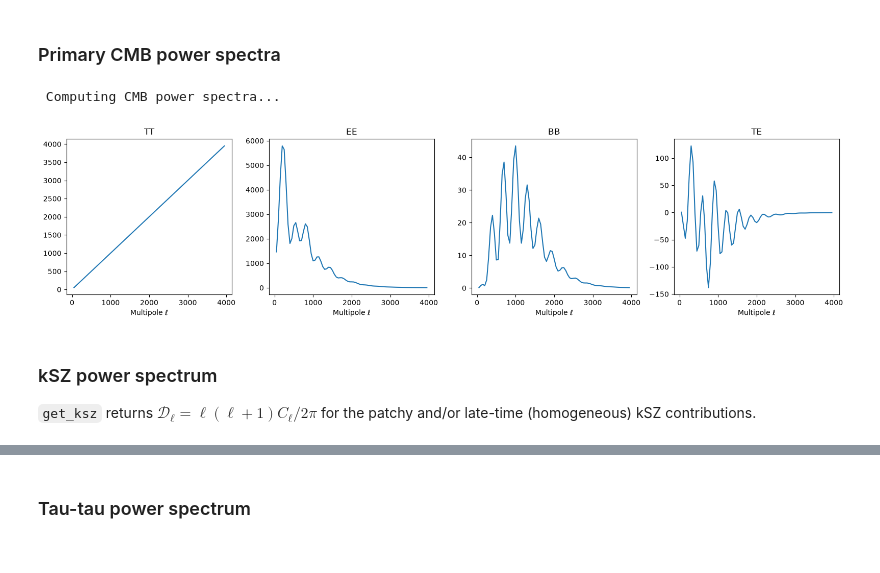
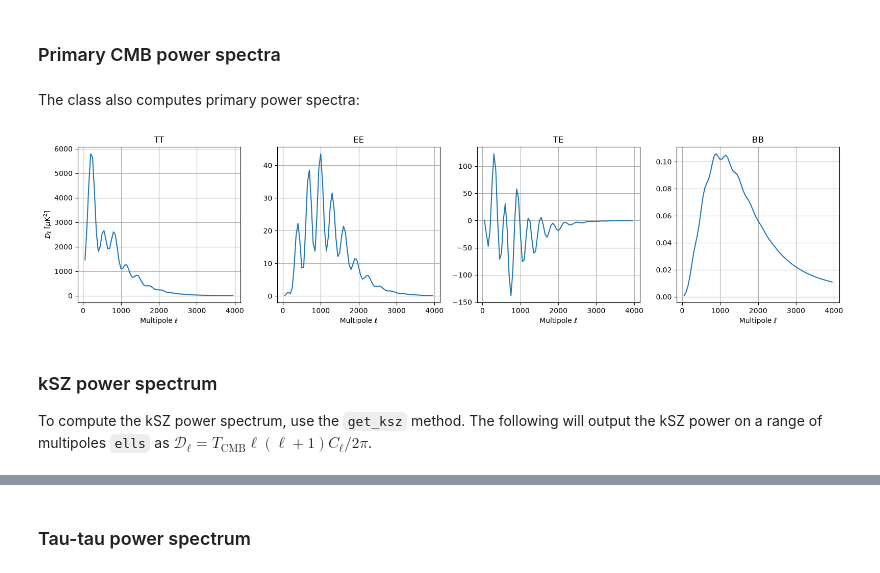
Before and after one commit to adeliegorce/preion, a Jupyter notebook: preion/notebooks/theory_tutorial.ipynb, the cells around one changed output, grey strips where cells are left out. Saved outputs shown, nothing was run; the diff lists cells and outputs as text; code cells hidden in the pictures.

```diff
--- a/preion/notebooks/theory_tutorial.ipynb
+++ b/preion/notebooks/theory_tutorial.ipynb
@@ -29,12 +33,12 @@ power spectrum.
 # %%
-cos = cosmology.Planck18
-
+t0 = time.time()
 preion_model = Pee_model(
     zre_h=7.0, dz_h=1.5, alpha0=3.7, kappa=0.10,
     h=cos.h, Ob_0=cos.Ob0, Om_0=cos.Om0,
     verbose=True, run_camb=True,
-)
-print(f'tau = {preion_model.tau:.4f}')
+) # takes ~2min to initilialise (initial CAMB run)
+t1 = time.time()
+print(f'Model initialisation took {(t1-t0):.2f} seconds.')
 # %% [output]
 zre_h = 7.0, zend = 5.5
 Late-time ionisation fraction: 1.16
@@ -58,2 +84,4 @@ plt.show()
 # %% [markdown]
 ### Primary CMB power spectra
+# %% [markdown]
+The class also computes primary power spectra:
@@ -60,19 +91,17 @@ plt.show()
 # %%
-ells = np.arange(50, 4000, step=50)
-CMB_Dells = preion_model.get_primary_spectra(ells=ells, Dells=True)
-
 fig, axes = plt.subplots(1, 4, figsize=(16, 4))
-for ax, i, title in zip(axes, range(4), ['TT', 'EE', 'BB', 'TE']):
-    ax.plot(ells, CMB_Dells[:, i])
+for ax, i, title in zip(axes, range(4), ['TT', 'EE', 'TE', 'BB']):
+    ax.plot(ells, CMB_Dells[:, i+1])
     ax.set_title(title)
     ax.set_xlabel(r'Multipole $\ell$')
+    ax.grid()
+axes[0].set_ylabel(r'$\mathcal{D}_\ell$ [$\mu$K$^2$]')
 fig.tight_layout()
 plt.show()
 # %% [output]
- Computing CMB power spectra...
-[figure, old version]
+[figure, new version]
 # %% [markdown]
 ### kSZ power spectrum
 
-`get_ksz` returns $\mathcal{D}_\ell = \ell(\ell+1)C_\ell/2\pi$ for the patchy
-and/or late-time (homogeneous) kSZ contributions.
+To compute the kSZ power spectrum, use the `get_ksz` method.
+The following will output the kSZ power on a range of multipoles `ells` as $\mathcal{D}_\ell = T_\mathrm{CMB} \ell (\ell + 1) C_\ell / 2 \pi$.
```
Also changed, not shown: parts of 23 cells of this notebook, 1 other file.
